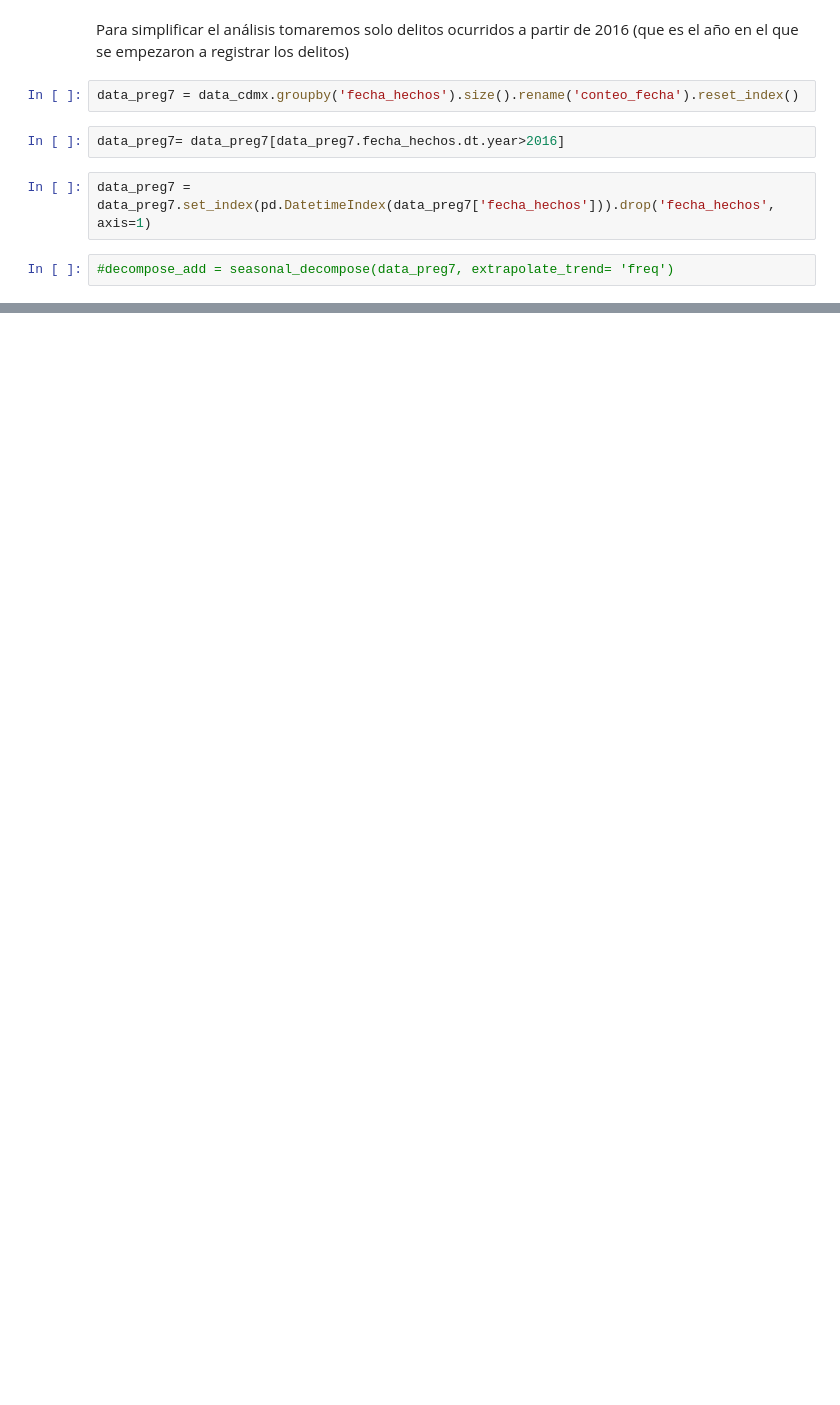
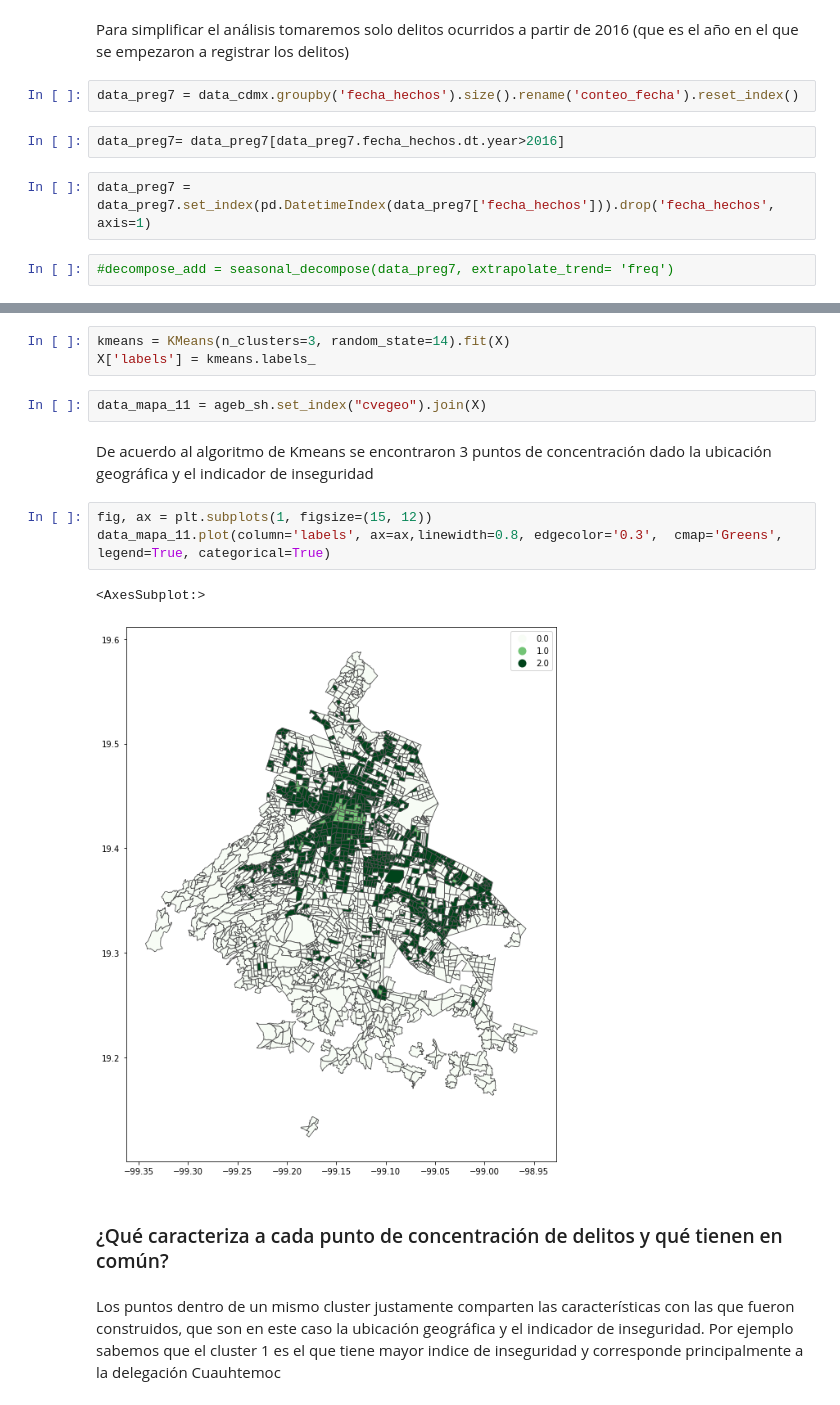
Before and after one commit to caroacuna/datos_publicos, a Jupyter notebook: analisis_datos_pgj.ipynb, the cells around one changed output, grey strips where cells are left out. Saved outputs shown, nothing was run; the diff lists cells and outputs as text; blank space fills up the shorter version.

```diff
--- a/analisis_datos_pgj.ipynb
+++ b/analisis_datos_pgj.ipynb
@@ -441,0 +473,17 @@ cbar = fig.colorbar(sm)
+# %%
+kmeans = KMeans(n_clusters=3, random_state=14).fit(X)
+X['labels'] = kmeans.labels_
+# %%
+data_mapa_11 = ageb_sh.set_index("cvegeo").join(X)
+# %% [markdown]
+De acuerdo al algoritmo de Kmeans se encontraron 3 puntos de concentración dado la ubicación geográfica y el indicador de inseguridad
+# %%
+fig, ax = plt.subplots(1, figsize=(15, 12))
+data_mapa_11.plot(column='labels', ax=ax,linewidth=0.8, edgecolor='0.3',  cmap='Greens', legend=True, categorical=True)
+# %% [output]
+<AxesSubplot:>
+[figure, added]
+# %% [markdown]
+### ¿Qué caracteriza a cada punto de concentración de delitos y qué tienen en común?
+# %% [markdown]
+Los puntos dentro de un mismo cluster justamente comparten las características con las que fueron construidos, que son en este caso la ubicación geográfica y el indicador de inseguridad. Por ejemplo sabemos que el cluster 1 es el que tiene mayor indice de inseguridad y corresponde principalmente a la delegación Cuauhtemoc
```
Also changed, not shown: parts of 90 cells of this notebook.
